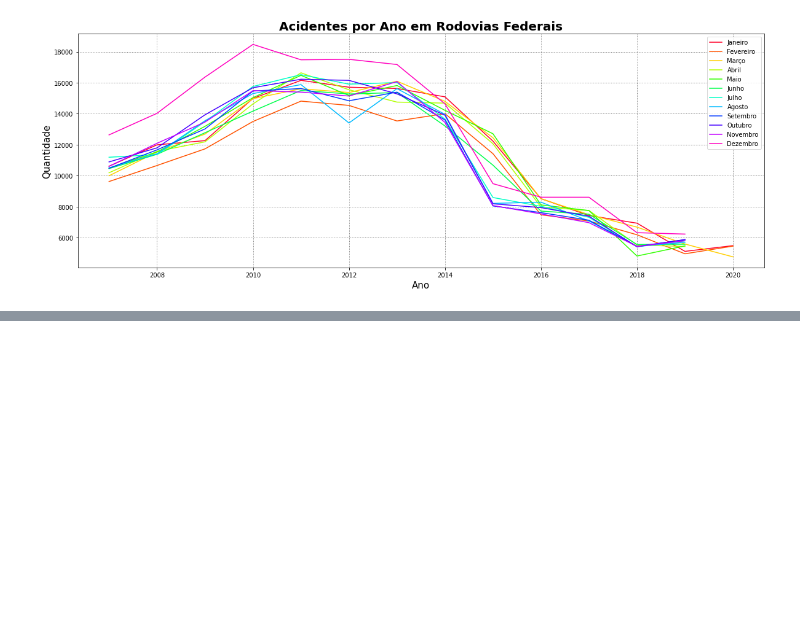
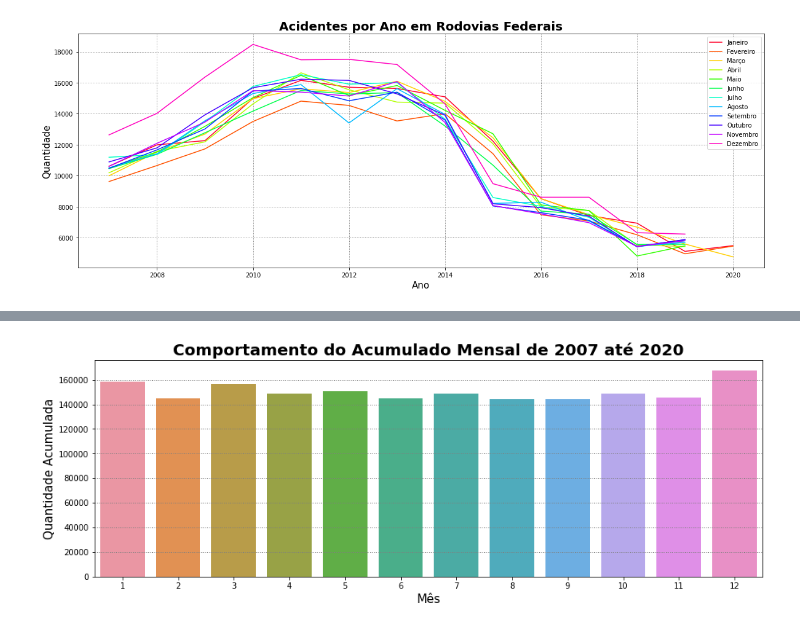
Before and after one commit to FelipeGBarreto/Projects, a Jupyter notebook: Acidentes_Rodovias_Federais.ipynb, the cells around one changed output, grey strips where cells are left out. Cells and saved outputs as stored; diff of their text form; code cells hidden in the pictures; blank space fills up the shorter version.

```diff
--- a/Acidentes_Rodovias_Federais.ipynb
+++ b/Acidentes_Rodovias_Federais.ipynb
@@ -235,3 +249,16 @@ acidentes_mes_ano
 | 2018 | 6938 | 6191 | 6684 | 5528 | 4817 | 5563 | 5428 | 5434 | 5440 | 5417 | 5441 | ... |
 | 2019 | 5120 | 4963 | 5593 | 5436 | 5473 | 5578 | 5794 | 5703 | 5868 | 5881 | 5802 | ... |
 | 2020 | 5488 | 5456 | 4764 | 0 | 0 | 0 | 0 | 0 | 0 | 0 | 0 | ... |
+# %%
+grf=dataset.groupby("Mes")[["data_inversa"]].count()
+grf.reset_index(inplace=True)
+
+
+plt.figure(figsize=(15,5))
+plt.grid(color='gray', linestyle=':', linewidth=1)
+plt.title('Comportamento do Acumulado Mensal de 2007 até 2020',fontweight='bold', fontsize=20)
+ax = sns.barplot(data=grf, x="Mes", y="data_inversa")
+ax.set_ylabel("Quantidade Acumulada", fontsize=15)
+ax.set_xlabel("Mês", fontsize=15);
+# %% [output]
+[figure, added]
```
Also changed, not shown: parts of 9 cells of this notebook.
